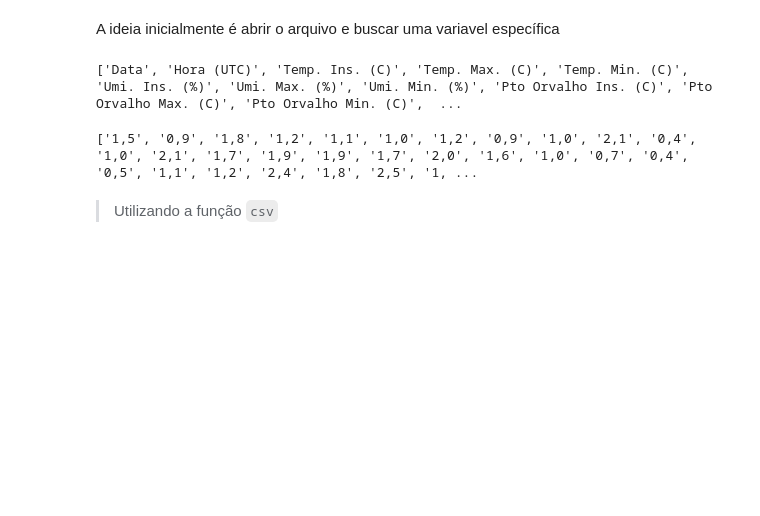
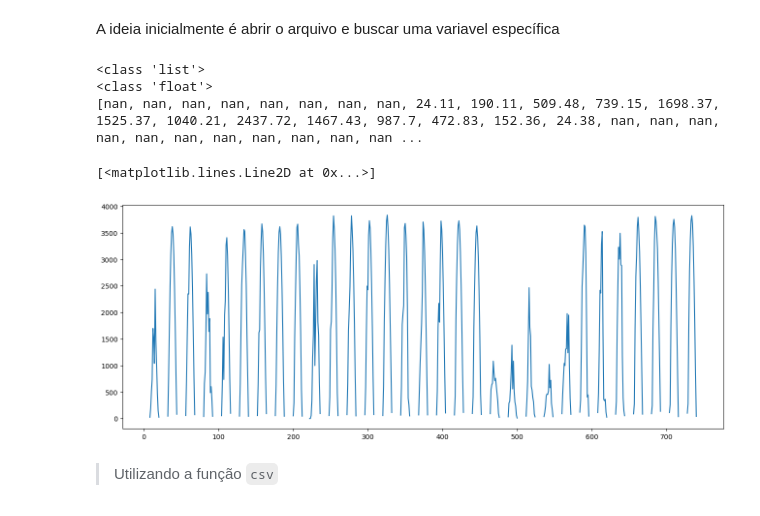
Before and after one commit to georgynio/python_aulas, a Jupyter notebook: Exercicios/Exemplos_base/dados_csv_1.ipynb, the cells around one changed output. Cells and saved outputs as stored; diff of their text form; code cells hidden in the pictures; blank space fills up the shorter version.

```diff
--- a/Exercicios/Exemplos_base/dados_csv_1.ipynb
+++ b/Exercicios/Exemplos_base/dados_csv_1.ipynb
@@ -40,21 +63,56 @@ def get_var(nome_arquivo, nome_variavel):
     next(f)
     cabecalho = next(f)
     cabecalho = cabecalho.split(';')
-    print(cabecalho)
-    ind = cabecalho.index(nome_variavel)
+    #print(cabecalho)
+    idx = cabecalho.index(nome_variavel)
     variavel = []
     for row in f:
         row = row.split(';')
-        variavel.append(row[ind])
+        variavel.append(row[idx].replace(',', '.'))
+        #variavel.append(float(row[idx].replace(',', '.')))
     return variavel
 
-variavel = get_var('./../dados/VILA-VELHA-(A634).csv', 'Vel. Vento (m/s)')
+# v_nova = get_var('./../dados/VILA-VELHA-(A634).csv', 'Vel. Vento (m/s)')
+v_nova = get_var('./../dados/VILA-VELHA-(A634).csv', 'Radiacao (KJ/m²)')
-# %% [output]
-['Data', 'Hora (UTC)', 'Temp. Ins. (C)', 'Temp. Max. (C)', 'Temp. Min. (C)', 'Umi. Ins. (%)', 'Umi. Max. (%)', 'Umi. Min. (%)', 'Pto Orvalho Ins. (C)', 'Pto Orvalho Max. (C)', 'Pto Orvalho Min. (C)',  ...
-# %%
-print(variavel)
-# %% [output]
-['1,5', '0,9', '1,8', '1,2', '1,1', '1,0', '1,2', '0,9', '1,0', '2,1', '0,4', '1,0', '2,1', '1,7', '1,9', '1,9', '1,7', '2,0', '1,6', '1,0', '0,7', '0,4', '0,5', '1,1', '1,2', '2,4', '1,8', '2,5', '1, ...
+# %%
+import numpy as np
+
+def get_var(nome_arquivo, nome_variavel):
+    f = open(nome_arquivo)
+    next(f)
+    cabecalho = next(f)
+    cabecalho = cabecalho.split(';')
+    #print(cabecalho)
+    idx = cabecalho.index(nome_variavel)
+    variavel = []
+    for row in f:
+        row = row.split(';')
+        # variavel.append(row[idx].replace(',', '.'))
+        if row[idx]=='':
+            variavel.append(np.nan)
+        else:
+            variavel.append(float(row[idx].replace(',', '.')))
+    return variavel
+
+# v_nova = get_var('./../dados/VILA-VELHA-(A634).csv', 'Vel. Vento (m/s)')
+v_nova = get_var('./../dados/VILA-VELHA-(A634).csv', 'Radiacao (KJ/m²)')
+# %%
+print(type(v_nova))
+print(type(v_nova[0]))
+print(v_nova)
+# %% [output]
+<class 'list'>
+<class 'float'>
+[nan, nan, nan, nan, nan, nan, nan, nan, 24.11, 190.11, 509.48, 739.15, 1698.37, 1525.37, 1040.21, 2437.72, 1467.43, 987.7, 472.83, 152.36, 24.38, nan, nan, nan, nan, nan, nan, nan, nan, nan, nan, nan ...
+# %%
+#!pip install matplotlib
+from matplotlib import pyplot as plt
+
+fig = plt.figure(figsize=(16,6))
+plt.plot(v_nova)
+# %% [output]
+[<matplotlib.lines.Line2D at 0x...>]
+[figure, added]
 # %% [markdown]
 > Utilizando a função `csv`
 # %%
```
Also changed, not shown: parts of 6 cells of this notebook, 2 other files.
